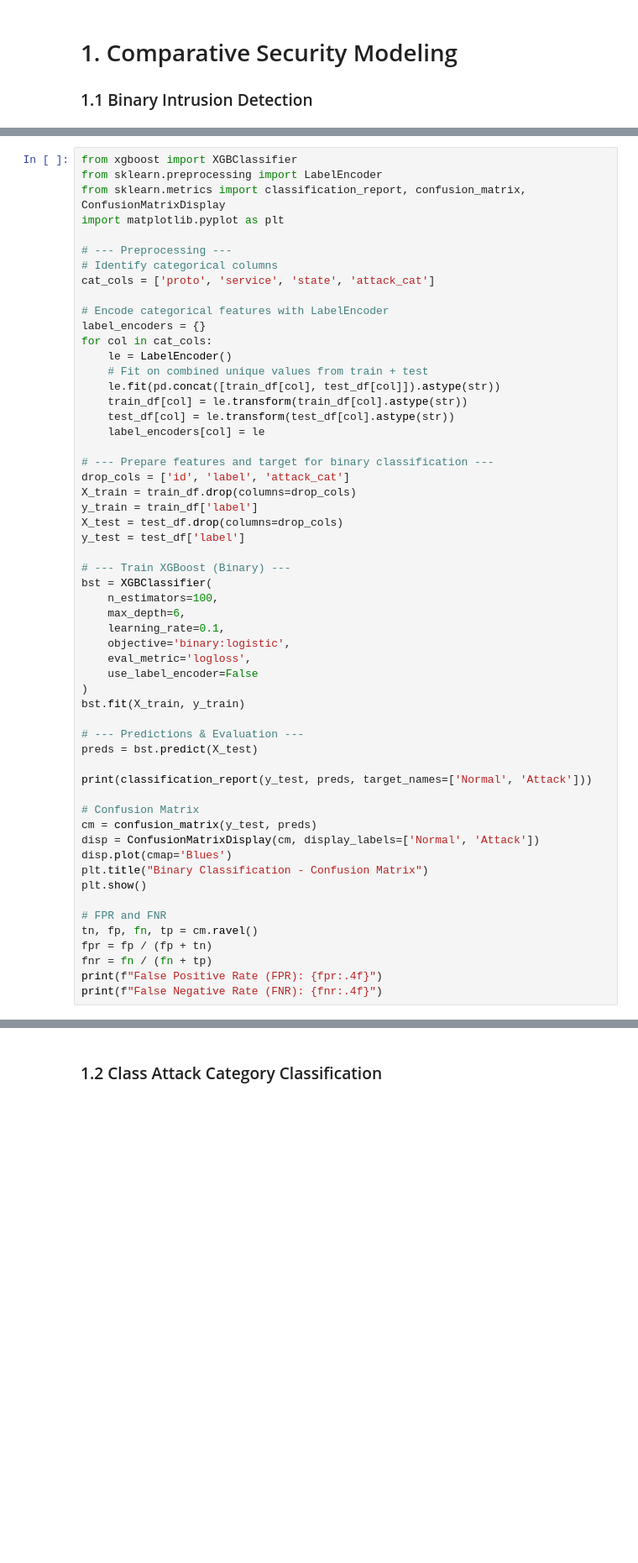
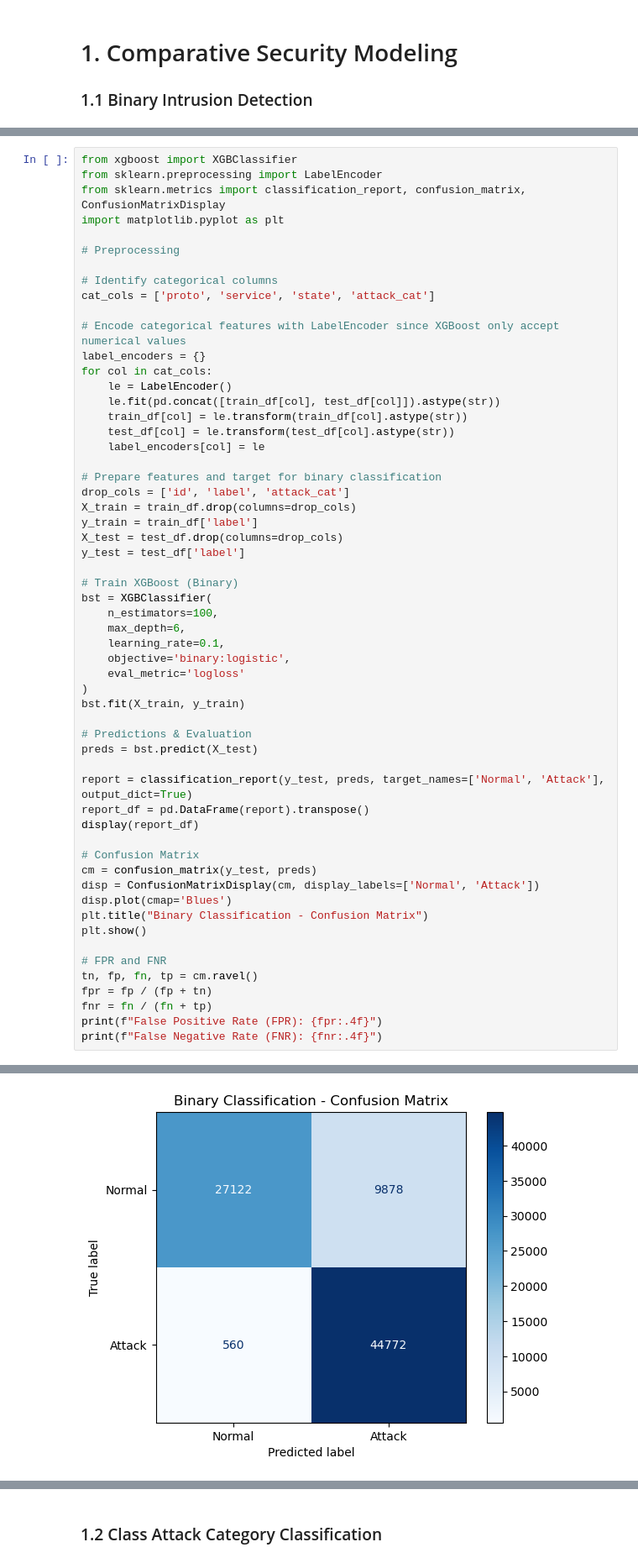
Before and after one commit to ANKOI12/INF6422E---Advanced-Concepts-in-Computer-Security, a Jupyter notebook: Lab 4/Notebook - Lab 4 - INF6422E - 2487137 - 2421549.ipynb, the cells around one changed output, grey strips where cells are left out. Shown at 84% size. Saved outputs shown, nothing was run; the diff lists cells and outputs as text; blank space fills up the shorter version.

```diff
--- a/Lab 4/Notebook - Lab 4 - INF6422E - 2487137 - 2421549.ipynb
+++ b/Lab 4/Notebook - Lab 4 - INF6422E - 2487137 - 2421549.ipynb
@@ -79,42 +79,43 @@ from sklearn.preprocessing import LabelEncoder
 from sklearn.metrics import classification_report, confusion_matrix, ConfusionMatrixDisplay
 import matplotlib.pyplot as plt
 
-# --- Preprocessing ---
+# Preprocessing
+
 # Identify categorical columns
 cat_cols = ['proto', 'service', 'state', 'attack_cat']
 
-# Encode categorical features with LabelEncoder
+# Encode categorical features with LabelEncoder since XGBoost only accept numerical values
 label_encoders = {}
 for col in cat_cols:
     le = LabelEncoder()
-    # Fit on combined unique values from train + test
     le.fit(pd.concat([train_df[col], test_df[col]]).astype(str))
     train_df[col] = le.transform(train_df[col].astype(str))
     test_df[col] = le.transform(test_df[col].astype(str))
     label_encoders[col] = le
 
-# --- Prepare features and target for binary classification ---
+# Prepare features and target for binary classification
 drop_cols = ['id', 'label', 'attack_cat']
 X_train = train_df.drop(columns=drop_cols)
 y_train = train_df['label']
 X_test = test_df.drop(columns=drop_cols)
 y_test = test_df['label']
 
-# --- Train XGBoost (Binary) ---
+# Train XGBoost (Binary)
 bst = XGBClassifier(
     n_estimators=100,
     max_depth=6,
     learning_rate=0.1,
     objective='binary:logistic',
-    eval_metric='logloss',
-    use_label_encoder=False
+    eval_metric='logloss'
 )
 bst.fit(X_train, y_train)
 
-# --- Predictions & Evaluation ---
+# Predictions & Evaluation
 preds = bst.predict(X_test)
 
-print(classification_report(y_test, preds, target_names=['Normal', 'Attack']))
+report = classification_report(y_test, preds, target_names=['Normal', 'Attack'], output_dict=True)
+report_df = pd.DataFrame(report).transpose()
+display(report_df)
 
 # Confusion Matrix
 cm = confusion_matrix(y_test, preds)
@@ -132,0 +140 @@ print(f"False Negative Rate (FNR): {fnr:.4f}")
+[figure]
```
Also changed, not shown: parts of 4 cells of this notebook.
